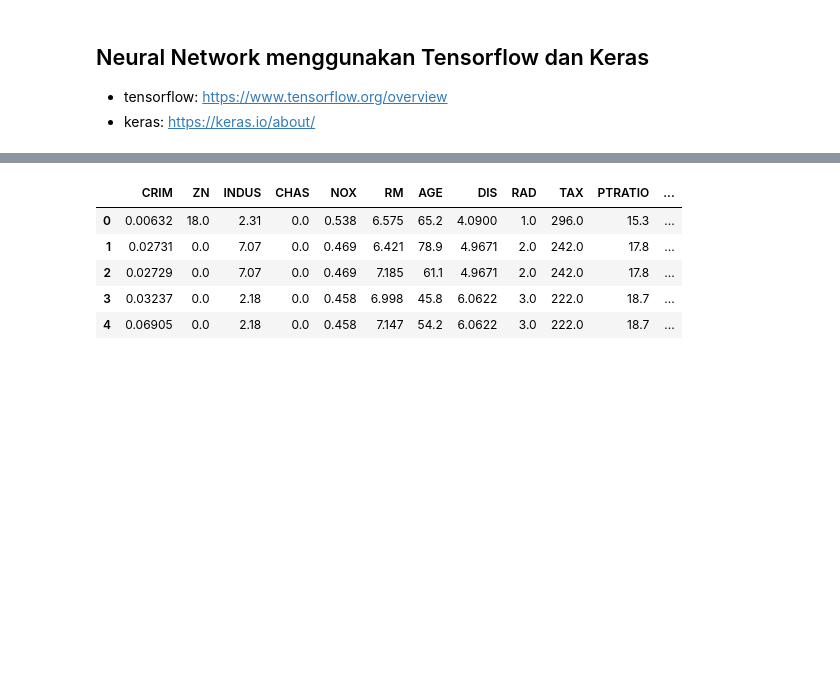
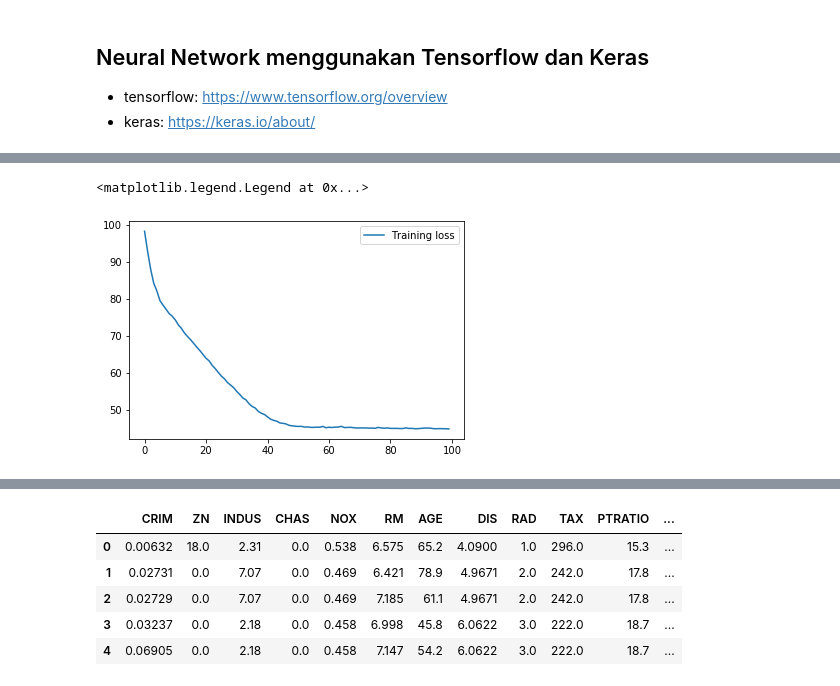
Before and after one commit to sakerajunior/ptpjb, a Jupyter notebook: 13 Pendahuluan Deep Learning.ipynb, the cells around one changed output, grey strips where cells are left out. Cells and saved outputs as stored; diff of their text form; code cells hidden in the pictures; blank space fills up the shorter version.

```diff
--- a/13 Pendahuluan Deep Learning.ipynb
+++ b/13 Pendahuluan Deep Learning.ipynb
@@ -57,0 +88,12 @@ import seaborn as sns
+# %%
+# Set up the network
+
+model = Sequential()
+model.add(Dense(100, input_dim=1, activation='sigmoid'))   # First Hidden Layer with sigmoid activation function
+model.add(Dense(100, activation='relu'))                   # Second Hidden Layer with relu activation function
+model.add(Dense(1, activation='linear'))                   # Output Layer without or linear activation function
+
+# Configure the network with optimizer and loss function
+
+model.compile(optimizer='adam', loss='mse', metrics=['mae'])
+model.summary()
@@ -57,0 +115,14 @@ import seaborn as sns
+# %%
+# fit the model
+history = model.fit(X_train, y_train,
+                    epochs=100, verbose=0)
+# %%
+%matplotlib inline
+import matplotlib.pyplot as plt
+import seaborn as sns
+
+plt.plot(history.history['loss'], label='Training loss')
+plt.legend()
+# %% [output]
+<matplotlib.legend.Legend at 0x...>
+[figure, added]
```
Also changed, not shown: parts of 14 cells of this notebook, 12 other files.
